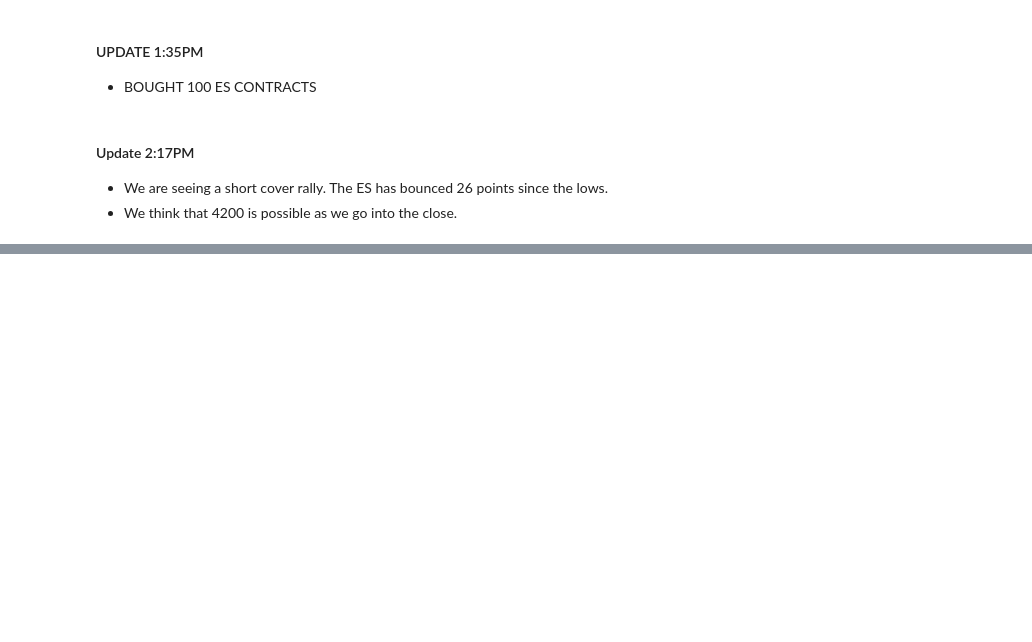
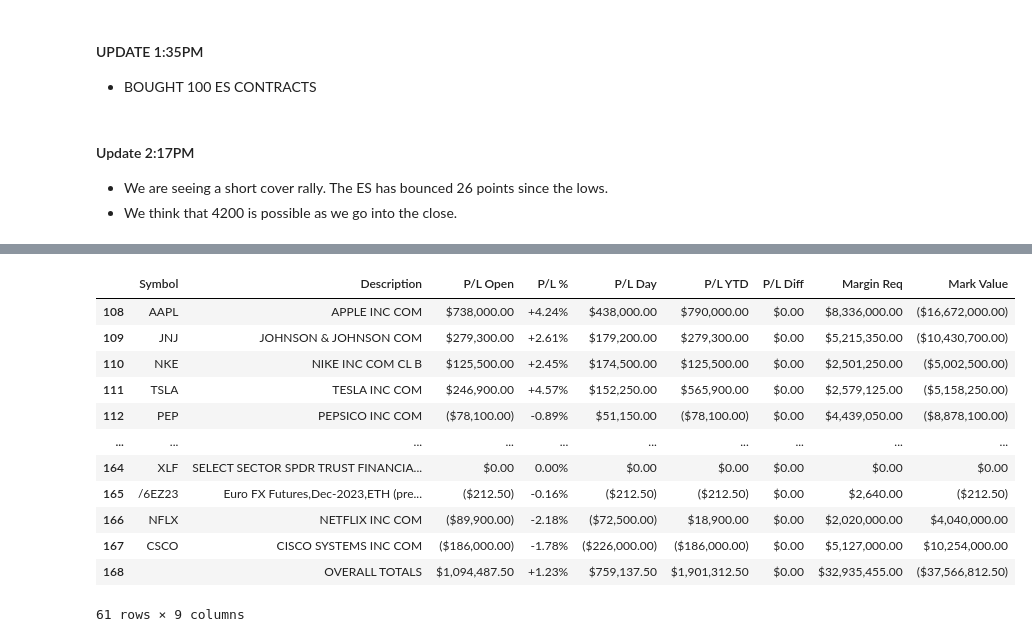
Before and after one commit to realspeculator/market_journal, a Jupyter notebook: 2023/10_2023/October 26, 2023.ipynb, the cells around one changed output, grey strips where cells are left out. Drawn from its saved outputs; the diff is of its cells as text; code cells hidden in the pictures; blank space fills up the shorter version.

```diff
--- a/2023/10_2023/October 26, 2023.ipynb
+++ b/2023/10_2023/October 26, 2023.ipynb
@@ -103,0 +148,16 @@ We did see a break of the lows, but TICK and VOLD are still positive, making it
+# %%
+pos.pnl_df.fillna("")
+# %% [output]
+|  | Symbol | Description | P/L Open | P/L % | P/L Day | P/L YTD | P/L Diff | Margin Req | Mark Value |
+| 108 | AAPL | APPLE INC COM | $738,000.00 | +4.24% | $438,000.00 | $790,000.00 | $0.00 | $8,336,000.00 | ($16,672,000.00) |
+| 109 | JNJ | JOHNSON & JOHNSON COM | $279,300.00 | +2.61% | $179,200.00 | $279,300.00 | $0.00 | $5,215,350.00 | ($10,430,700.00) |
+| 110 | NKE | NIKE INC COM CL B | $125,500.00 | +2.45% | $174,500.00 | $125,500.00 | $0.00 | $2,501,250.00 | ($5,002,500.00) |
+| 111 | TSLA | TESLA INC COM | $246,900.00 | +4.57% | $152,250.00 | $565,900.00 | $0.00 | $2,579,125.00 | ($5,158,250.00) |
+| 112 | PEP | PEPSICO INC COM | ($78,100.00) | -0.89% | $51,150.00 | ($78,100.00) | $0.00 | $4,439,050.00 | ($8,878,100.00) |
+| ... | ... | ... | ... | ... | ... | ... | ... | ... | ... |
+| 164 | XLF | SELECT SECTOR SPDR TRUST FINANCIA... | $0.00 | 0.00% | $0.00 | $0.00 | $0.00 | $0.00 | $0.00 |
+| 165 | /6EZ23 | Euro FX Futures,Dec-2023,ETH (pre... | ($212.50) | -0.16% | ($212.50) | ($212.50) | $0.00 | $2,640.00 | ($212.50) |
+| 166 | NFLX | NETFLIX INC COM | ($89,900.00) | -2.18% | ($72,500.00) | $18,900.00 | $0.00 | $2,020,000.00 | $4,040,000.00 |
+| 167 | CSCO | CISCO SYSTEMS INC COM | ($186,000.00) | -1.78% | ($226,000.00) | ($186,000.00) | $0.00 | $5,127,000.00 | $10,254,000.00 |
+| 168 |  | OVERALL TOTALS | $1,094,487.50 | +1.23% | $759,137.50 | $1,901,312.50 | $0.00 | $32,935,455.00 | ($37,566,812.50) |
+61 rows × 9 columns
```
Also changed, not shown: parts of 4 cells of this notebook, 1 other file.
